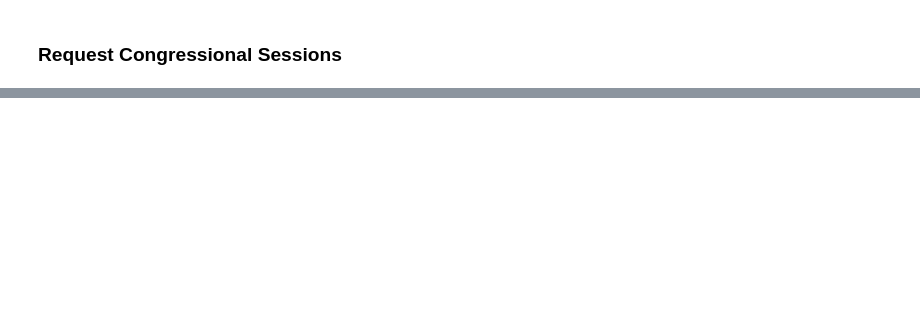
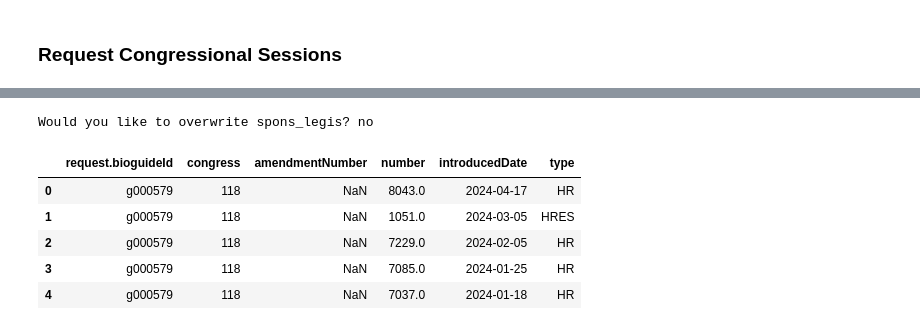
Before and after one commit to StevenSong-sTs/Property-Value-Forecast, a Jupyter notebook: ss24_capstone_team23_datallah_nkitts_steveso/congress_req.ipynb, the cells around one changed output, grey strips where cells are left out. Saved outputs shown, nothing was run; the diff lists cells and outputs as text; code cells hidden in the pictures; blank space fills up the shorter version.

```diff
--- a/ss24_capstone_team23_datallah_nkitts_steveso/congress_req.ipynb
+++ b/ss24_capstone_team23_datallah_nkitts_steveso/congress_req.ipynb
@@ -34,6 +59,0 @@ cognress_json = requests.get(congress_req)
-# %%
-chambers = pd.json_normalize(cognress_json.json()['congresses'],
-                             record_path = 'sessions',
-                             meta = ['name', 'startYear', 'endYear'])
-chambers['congress_num'] = chambers.name.str.extract(r'([0-9]{2,3})')
-chambers.sample(5)
@@ -154,0 +200,47 @@ reps[(reps.chamber == 'Senate')]
+# %%
+file_nm = 'spons_legis'
+
+if req_data(raw_path, file_nm):
+  # grab member IDs
+  member_id_ary = terms_df.bioguideId.unique()
+  # create empty file to update
+  with open(f'{raw_path}/spons_legis_json', 'w') as f: pass
+  # iterate over IDs and develop json file
+  for member in tqdm(member_id_ary):
+    endpoint = f'member/{member}/sponsored-legislation'
+    try: temp_json = paginate(api_key, endpoint, 'list')
+    except ValueError:
+      print(f'Having trouble with {endpoint}.')
+      print(f'Taking a break.')
+      time.sleep(60 * 60)
+      temp_json = paginate(api_key, endpoint, 'list')
+    with open(f'{raw_path}/spons_legis_json', 'a') as f:
+      for i in temp_json:
+        f.write(json.dumps(i) + '\n')
+  del temp_json
+  # open file and create list
+  spons_legis_json = []
+  with open(f'{raw_path}/spons_legis_json', 'r') as f:
+    for line in f:
+      spons_legis_json.append(json.loads(line.strip()))
+  # write df
+  spons_legis = pd.json_normalize(spons_legis_json,
+                                  record_path = ['sponsoredLegislation'],
+                                  meta = [['request', 'bioguideId']],
+                                  errors = 'ignore')
+  spons_legis = spons_legis[['request.bioguideId', 'congress', 'amendmentNumber', 'number', 'introducedDate', 'type']]
+  spons_legis.to_csv(f'{raw_path}/{file_nm}', index = False)
+  del spons_legis_json
+else:
+  spons_legis = pd.read_csv(f'{raw_path}/{file_nm}')
+# %% [output]
+Would you like to overwrite spons_legis? no
+# %%
+spons_legis.head()
+# %% [output]
+|  | request.bioguideId | congress | amendmentNumber | number | introducedDate | type |
+| 0 | g000579 | 118 | NaN | 8043.0 | 2024-04-17 | HR |
+| 1 | g000579 | 118 | NaN | 1051.0 | 2024-03-05 | HRES |
+| 2 | g000579 | 118 | NaN | 7229.0 | 2024-02-05 | HR |
+| 3 | g000579 | 118 | NaN | 7085.0 | 2024-01-25 | HR |
+| 4 | g000579 | 118 | NaN | 7037.0 | 2024-01-18 | HR |
```
Also changed, not shown: parts of 31 cells of this notebook.
